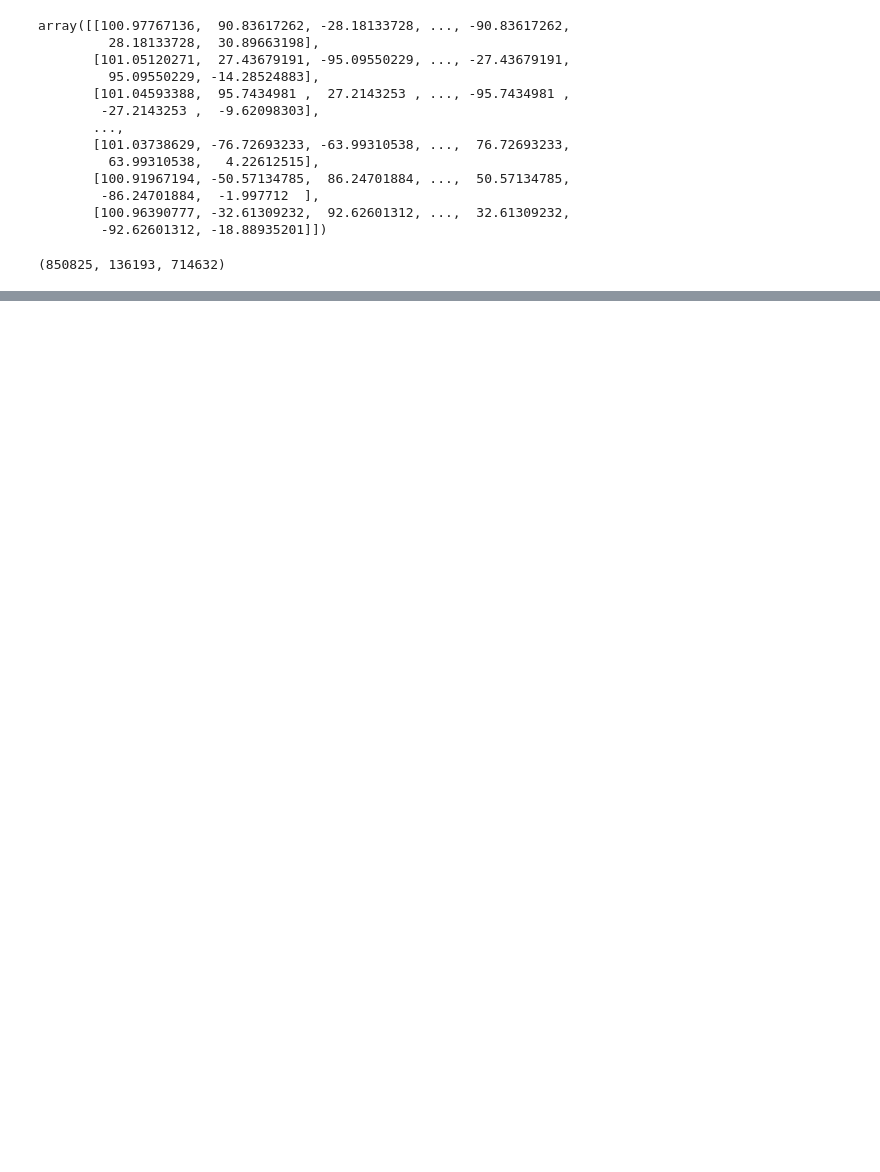
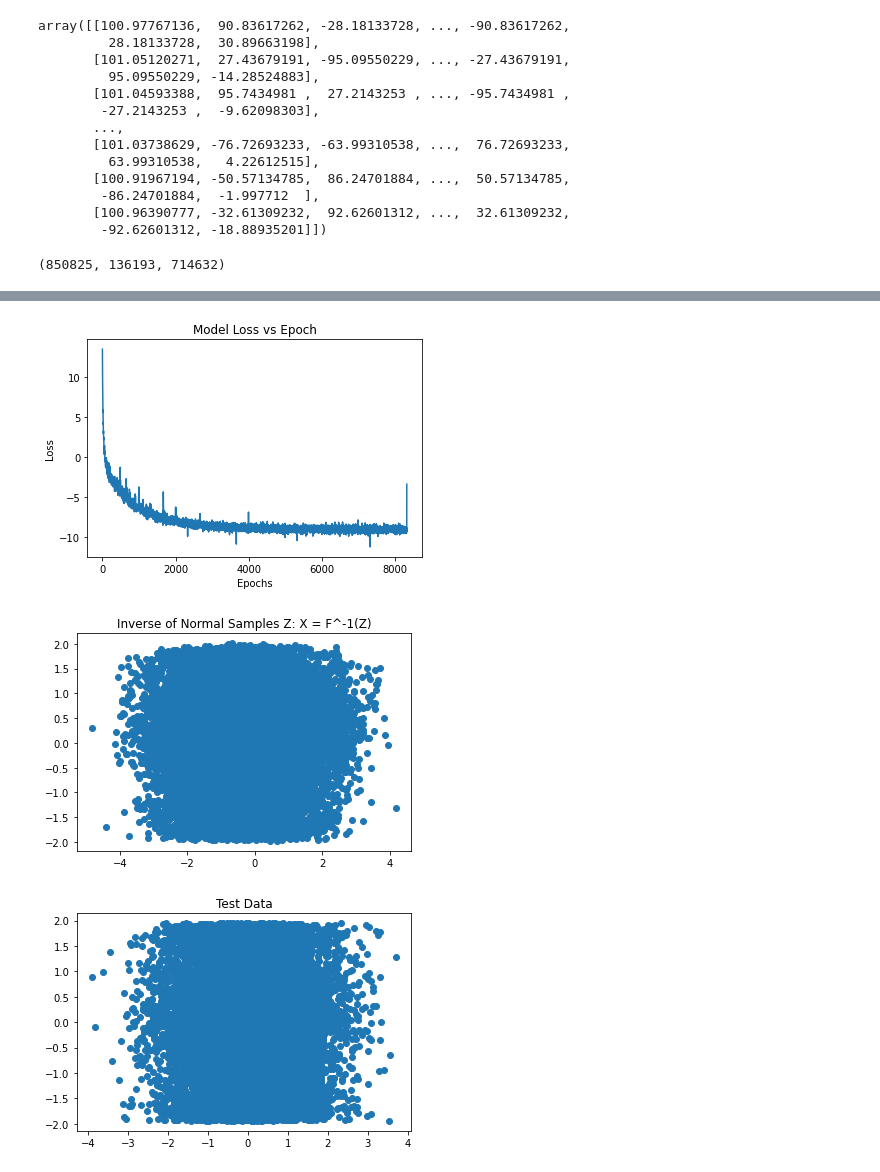
Before and after one commit to marisgg/generative-MC-collisions, a Jupyter notebook: GMs.ipynb, the cells around one changed output, grey strips where cells are left out. Saved outputs shown, nothing was run; the diff lists cells and outputs as text; code cells hidden in the pictures; blank space fills up the shorter version.

Commit message:
Add normalizing flows

```diff
--- a/GMs.ipynb
+++ b/GMs.ipynb
@@ -282,0 +274,23 @@ pd.DataFrame(scaler.inverse_transform(np.random.normal(0, 1, size=(15_000, 8))))
+# %%
+single_NF_model = models.R_NVP(d, k, hidden=512)
+# %%
+def train_NF(model, epochs, optim, scheduler):
+    losses = []
+    for i in range(epochs):
+        start_time = time.time()
+        loss_avg = 0
+        # get batch
+        for batch in train_dataloader:
+            optim.zero_grad()
+            z, log_pz, log_jacob = model(batch.float().to(device))
+            loss = (-log_pz - log_jacob).mean()
+            losses.append(loss)
+            loss_avg += (loss / len(train_dataloader))
+            loss.backward()
+            optim.step()
+            scheduler.step()
+        print("Epoch:", i+1, f"time passed: {time.time() - start_time:.2f}s", f"Train Losses (avg.): {loss_avg:.5f}")
+    return losses
+# %%
+if train_NF:
+    losses = train_NF(NF_model, 25, NF_optim, nf_scheduler)
@@ -282,0 +315,26 @@ pd.DataFrame(scaler.inverse_transform(np.random.normal(0, 1, size=(15_000, 8))))
+# %%
+import matplotlib.pyplot as plt
+def view(model, losses):
+    plt.plot(losses)
+    plt.title("Model Loss vs Epoch")
+    plt.xlabel('Epochs')
+    plt.ylabel('Loss')
+    plt.show()
+
+    Z = single_NF_model.base_dist.rsample(sample_shape=(15000,))
+    X_hat = model.inverse(Z).detach().numpy()
+    plt.scatter(X_hat[:, 0], X_hat[:, 1])
+    plt.title("Inverse of Normal Samples Z: X = F^-1(Z)")
+    plt.show()
+
+    plt.scatter(X_test[:, 0], X_test[:, 1])
+    plt.title("Test Data")
+    plt.show()
+
+    return X_hat
+# %%
+NF_generated = view(NF_model, list(map(lambda x : x.detach().numpy(), losses)))
+# %% [output]
+[figure, added]
+[figure, added]
+[figure, added]
```
Also changed, not shown: parts of 18 cells of this notebook, 5 other files.
